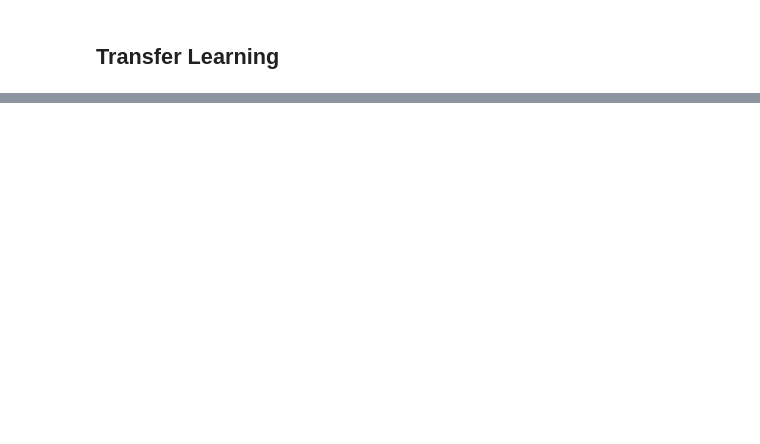
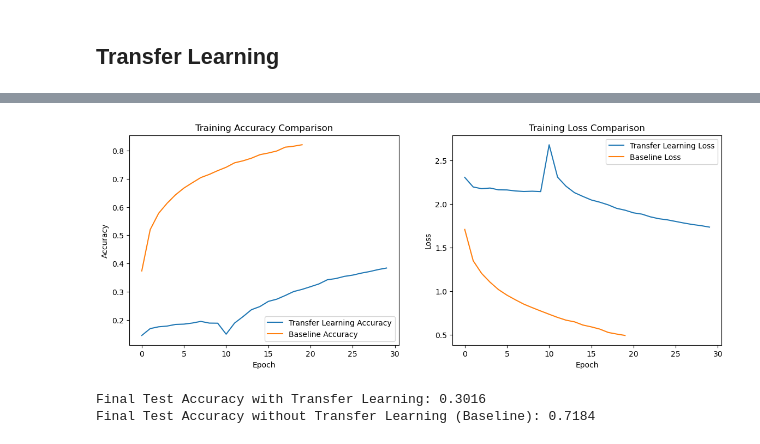
Before and after one commit to likevin9911/CS5821, a Jupyter notebook: CS5821_HW1_Q4.ipynb, the cells around one changed output, grey strips where cells are left out. Cells and saved outputs as stored; diff of their text form; code cells hidden in the pictures; blank space fills up the shorter version.

```diff
--- a/CS5821_HW1_Q4.ipynb
+++ b/CS5821_HW1_Q4.ipynb
@@ -293,0 +341,27 @@ Some cites I used for this code creation:
+# %%
+# training and validation accuracy
+plt.figure(figsize=(14,5))
+plt.subplot(1,2,1)
+plt.plot(history_initial.history['accuracy'] + history_fine.history['accuracy'], label='Transfer Learning Accuracy')
+plt.plot(history_baseline.history['accuracy'], label='Baseline Accuracy')
+plt.title('Training Accuracy Comparison')
+plt.xlabel('Epoch')
+plt.ylabel('Accuracy')
+plt.legend()
+
+# training and validation loss
+plt.subplot(1,2,2)
+plt.plot(history_initial.history['loss'] + history_fine.history['loss'], label='Transfer Learning Loss')
+plt.plot(history_baseline.history['loss'], label='Baseline Loss')
+plt.title('Training Loss Comparison')
+plt.xlabel('Epoch')
+plt.ylabel('Loss')
+plt.legend()
+plt.show()
+
+print(f"\nFinal Test Accuracy with Transfer Learning: {test_acc:.4f}")
+print(f"Final Test Accuracy without Transfer Learning (Baseline): {baseline_acc:.4f}")
+# %% [output]
+[figure, added]
+Final Test Accuracy with Transfer Learning: 0.3016
+Final Test Accuracy without Transfer Learning (Baseline): 0.7184
```
Also changed, not shown: parts of 23 cells of this notebook, 7 other files.
